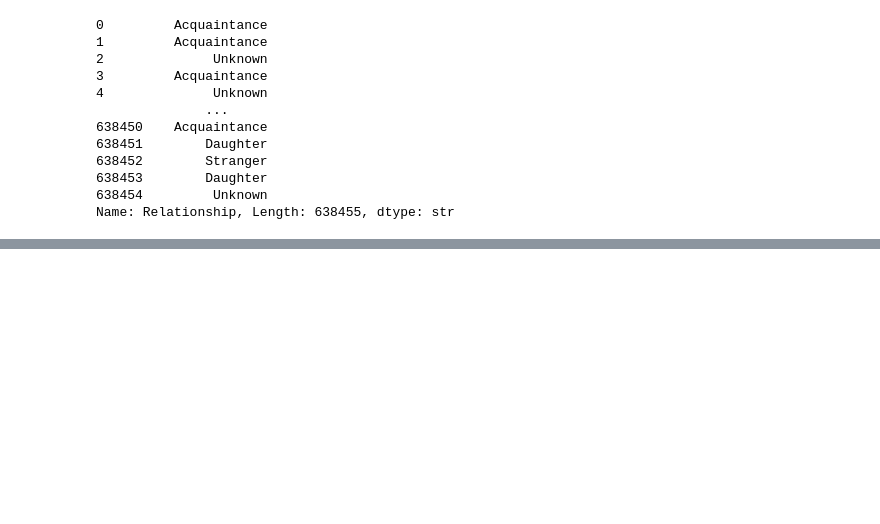
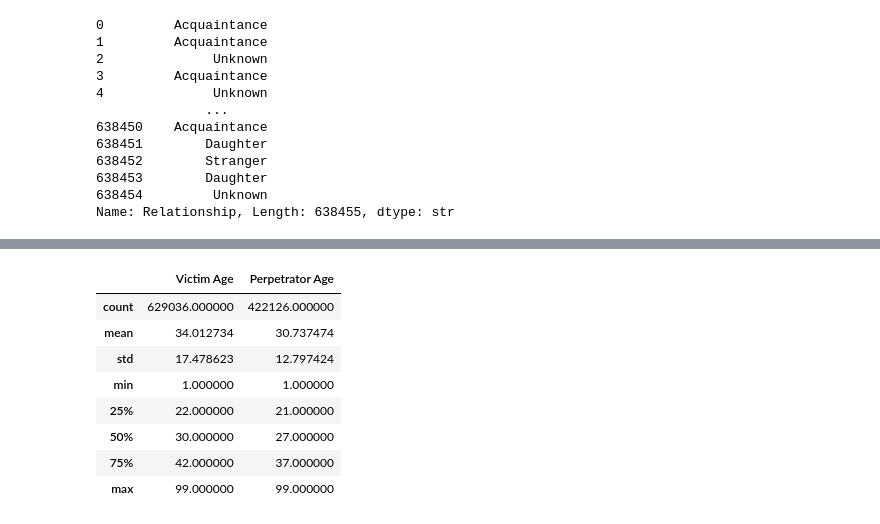
Before and after one commit to Kriti-kapil08/homicide-data-analysis, a Jupyter notebook: homicides analysis.ipynb, the cells around one changed output, grey strips where cells are left out. Drawn from its saved outputs; the diff is of its cells as text; code cells hidden in the pictures; blank space fills up the shorter version.

```diff
--- a/homicides analysis.ipynb
+++ b/homicides analysis.ipynb
@@ -242,0 +279,12 @@ df['Relationship_Group'] = df['Relationship'].apply(clean_relationship)
+# %%
+df[['Victim Age', 'Perpetrator Age']].describe()
+# %% [output]
+|  | Victim Age | Perpetrator Age |
+| count | 629036.000000 | 422126.000000 |
+| mean | 34.012734 | 30.737474 |
+| std | 17.478623 | 12.797424 |
+| min | 1.000000 | 1.000000 |
+| 25% | 22.000000 | 21.000000 |
+| 50% | 30.000000 | 27.000000 |
+| 75% | 42.000000 | 37.000000 |
+| max | 99.000000 | 99.000000 |
```
Also changed, not shown: parts of 7 cells of this notebook.
